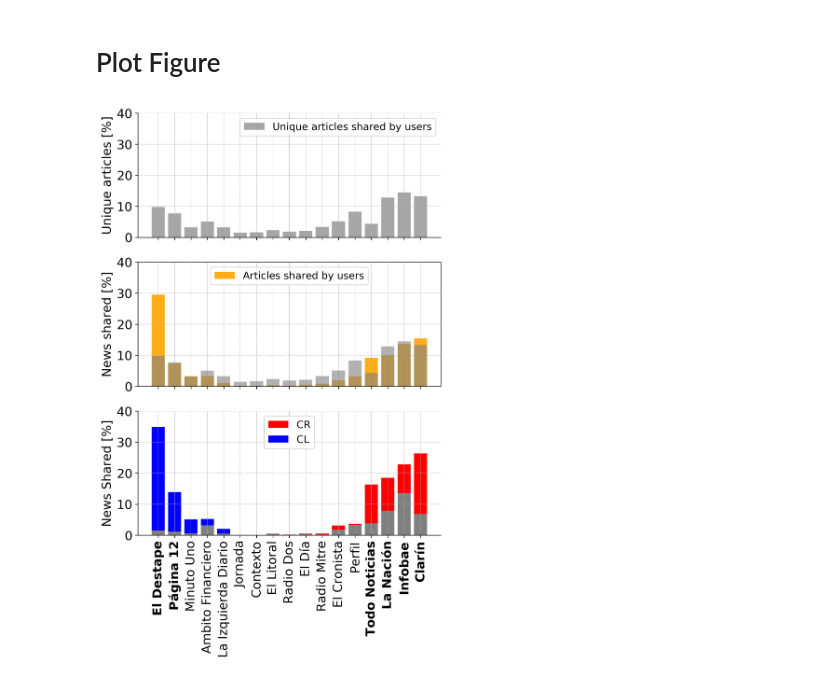
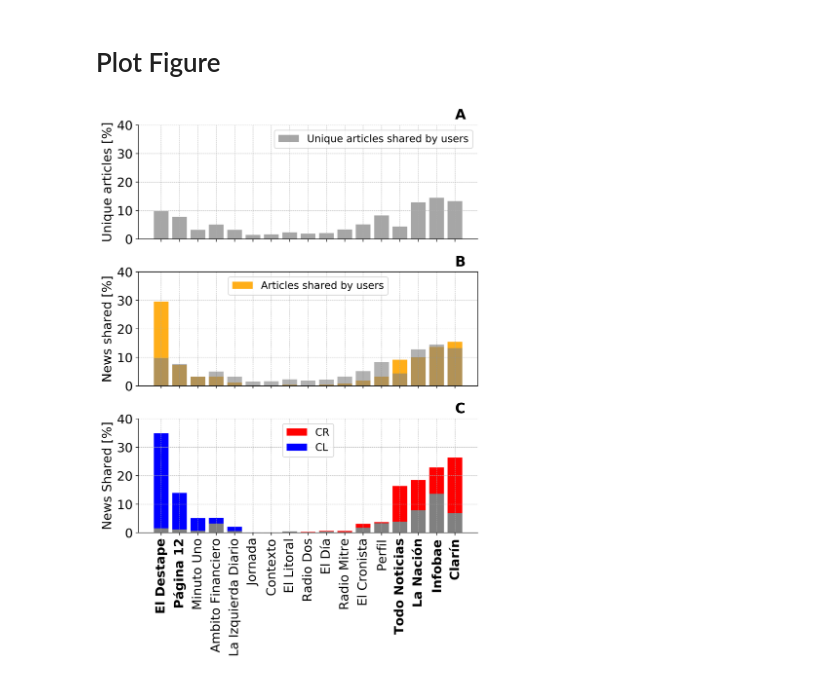
Before and after one commit to spinto88/SocialMediaBiasAndPolarization, a Jupyter notebook: NewsArticlesByOutletMedia.ipynb, the cells around one changed output. Drawn from its saved outputs; the diff is of its cells as text; code cells hidden in the pictures.

```diff
--- a/NewsArticlesByOutletMedia.ipynb
+++ b/NewsArticlesByOutletMedia.ipynb
@@ -118,7 +118,7 @@ bold_xticks = [media_indices.index(m) for m in media_indices if m in main_outlet
 # %% [markdown]
 # Plot Figure
 # %%
-fig, (ax1, ax2,ax3) = plt.subplots(3, 1, sharex=True, figsize=(7,10),dpi = 300)
+fig, (ax1, ax2,ax3) = plt.subplots(3, 1, sharex=True, figsize=(7,10),dpi = 500)
 #Agrego tildes a medios:
 indices = list(data_aggregated_by_outlet_reindexed.index)
 medios_principales = [add_accents(m) for m in main_outlets]
@@ -135,6 +135,7 @@ ax1.legend(['Unique articles shared by users'], fontsize=13)
 ax1.spines['top'].set_visible(False)
 ax1.spines['right'].set_visible(False)
 ax1.yaxis.set_tick_params(labelsize=16)
+ax1.text(16,42,'A',fontweight = 'bold',fontsize = 18)
 #ax1.spines['bottom'].set_visible(False)
 #ax1.xaxis.set_ticks_position('none')
 ax1.yaxis.get_offset_text().set_fontsize(24)
@@ -158,35 +159,38 @@ ax2.spines['bottom'].set_visible(True)
 ax2_twin.set_yticks([])
 ax2_twin.set_ylim([0,40])
 ax2.set_ylim([0,40])
+ax2.text(16,42,'B',fontweight = 'bold',fontsize = 18)
 
 
 percent_MP = 100 * (data_aggregated_by_outlet_reindexed['#MP'] / data_aggregated_by_outlet_reindexed['#MP'].sum())
 percent_FF = 100 * (data_aggregated_by_outlet_reindexed['#FF'] / data_aggregated_by_outlet_reindexed['#FF'].sum())
 mins = np.minimum(percent_MP,percent_FF)
 # Plot on the third subplot
 ax3.bar(range(data_aggregated_by_outlet_reindexed.shape[0]), percent_MP, color='r', label='CR')
 ax3.bar(range(data_aggregated_by_outlet_reindexed.shape[0]), percent_FF, color='b', label='CL')
 ax3.bar(range(data_aggregated_by_outlet_reindexed.shape[0]),mins,color = 'grey') # , label = 'min(CL,CR)'
 ax3.grid(linestyle='dashed', linewidth=0.5)
 ax3.set_ylabel('News Shared [%]', fontsize=16)
 ax3.tick_params(axis='both', labelsize=16)
 ax3.set_xticks(range(data_aggregated_by_outlet_reindexed.shape[0]))
 ax3.set_xticklabels(indices, rotation=90)
+ax3.text(16,42,'C',fontweight = 'bold',fontsize = 18)
 
 
 ax3.legend(loc='upper center',fontsize = 13)
 ax3.spines['top'].set_visible(False)
 ax3.spines['right'].set_visible(False)
 ax3.spines['bottom'].set_visible(True)
 ax3.set_ylim([0,40])
 bold_font = FontProperties(weight='bold',size = 16)
 for i, xtick in enumerate(ax3.get_xticklabels()):
     if i in bold_xticks:
         xtick.set_font_properties(bold_font)
 # Adjust spacing between subplots
 plt.subplots_adjust(hspace=0.2)
-
+plt.tight_layout()
 # Display the plot
+plt.savefig('figura1.pdf')
 plt.show()
 # %% [output]
-[figure, old version]
+[figure, new version]
```
Also changed, not shown: parts of 1 cell of this notebook.
